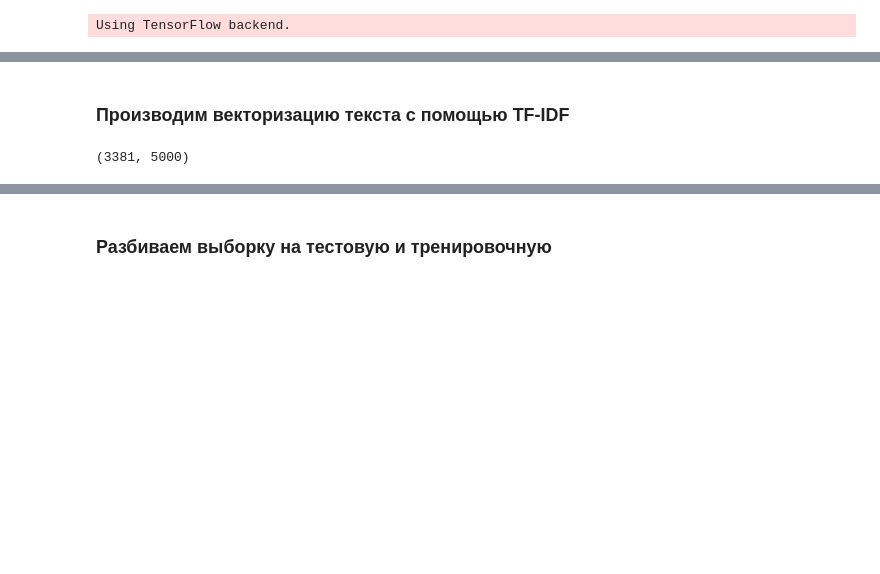
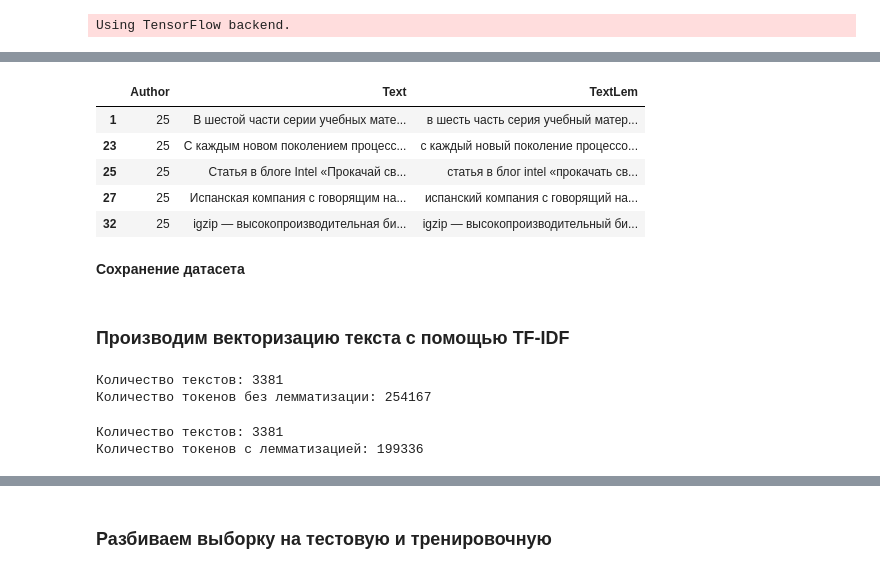
Before and after one commit to XATTABrus/DeterminationOfAuthors, a Jupyter notebook: DetectedAuthorRNN.ipynb, the cells around one changed output, grey strips where cells are left out. Saved outputs shown, nothing was run; the diff lists cells and outputs as text; code cells hidden in the pictures; blank space fills up the shorter version.

```diff
--- a/DetectedAuthorRNN.ipynb
+++ b/DetectedAuthorRNN.ipynb
@@ -86,0 +126,16 @@ data.head()
+# %%
+for author in names_author:
+    val = lableEnc.transform([author])[0]
+    data.Author.replace(to_replace=author, value=val, inplace=True)
+
+data = data.drop(['Url', 'Title', 'CountWords'], axis=1)
+data.head()
+# %% [output]
+|  | Author | Text | TextLem |
+| 1 | 25 | В шестой части серии учебных мате... | в шесть часть серия учебный матер... |
+| 23 | 25 | С каждым новом поколением процесс... | с каждый новый поколение процессо... |
+| 25 | 25 | Статья в блоге Intel «Прокачай св... | статья в блог intel «прокачать св... |
+| 27 | 25 | Испанская компания с говорящим на... | испанский компания с говорящий на... |
+| 32 | 25 | igzip — высокопроизводительная би... | igzip — высокопроизводительный би... |
+# %% [markdown]
+**Сохранение датасета**
@@ -88,10 +146,27 @@ data.head()
 ### Производим векторизацию текста с помощью TF-IDF
 # %%
 texts = data['Text']
-max_features = 5000
-tokenizer = Tokenizer(num_words=max_features, filters='!"#$%&()*+,-./:;<=>?@[\\]^_`{|}~\t\n\r', split=" ", lower=True)
+filters = '!"#$%&()*+,-./:;<=>?@[\\]^_`{|}~\t\n\r'
+
+tokenizer = Tokenizer(filters=filters, split=" ", lower=True)
 tokenizer.fit_on_texts(texts)
 matrix_tfidf = tokenizer.texts_to_matrix(texts=texts, mode='tfidf')
-print(matrix_tfidf.shape)
+
+print('Количество текстов:', matrix_tfidf.shape[0])
+print('Количество токенов без лемматизации:', matrix_tfidf.shape[1])
 # %% [output]
-(3381, 5000)
+Количество текстов: 3381
+Количество токенов без лемматизации: 254167
+# %%
+textsLem = data['TextLem']
+filters = '!"#$%&()*+,-./:;<=>?@[\\]^_`{|}~\t\n\r'
+
+tokenizer = Tokenizer(filters=filters, split=" ", lower=True)
+tokenizer.fit_on_texts(textsLem)
+matrix_tfidf_lem = tokenizer.texts_to_matrix(texts=textsLem, mode='tfidf')
+
+print('Количество текстов:', matrix_tfidf_lem.shape[0])
+print('Количество токенов c лемматизацией:', matrix_tfidf_lem.shape[1])
+# %% [output]
+Количество текстов: 3381
+Количество токенов c лемматизацией: 199336
```
Also changed, not shown: parts of 21 cells of this notebook, 2 other files.
